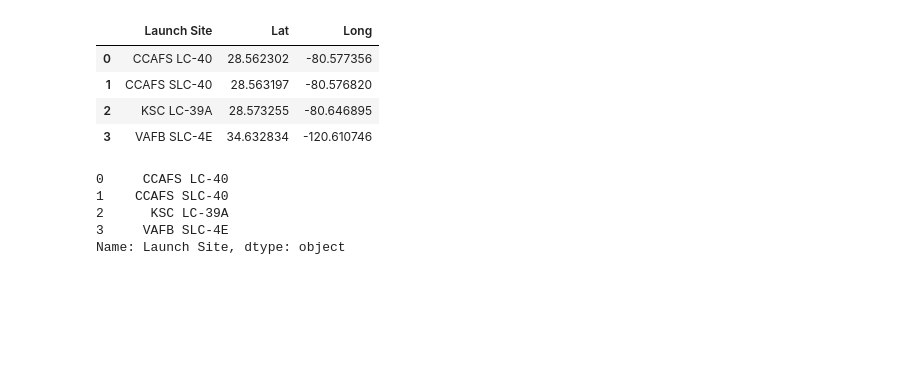
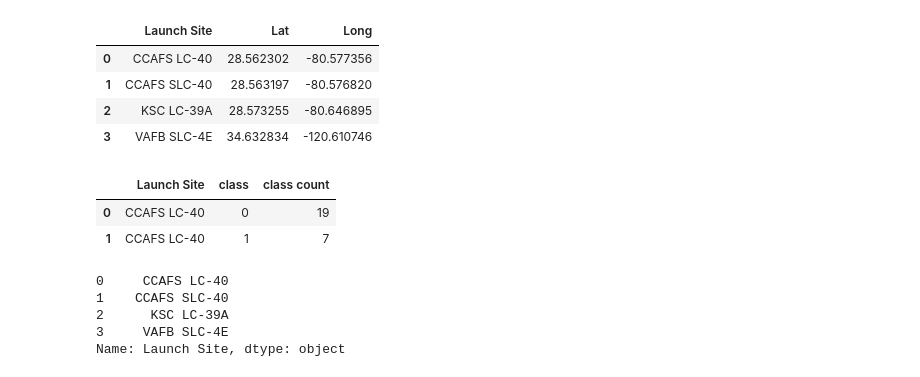
Before and after one commit to smbauer/ibm_ds_capstone, a Jupyter notebook: Interactive Visual Analytics with Folium.ipynb, the cells around one changed output. Drawn from its saved outputs; the diff is of its cells as text; code cells hidden in the pictures; blank space fills up the shorter version.

```diff
--- a/Interactive Visual Analytics with Folium.ipynb
+++ b/Interactive Visual Analytics with Folium.ipynb
@@ -91,6 +91,14 @@ launch_sites_df
 | 1 | CCAFS SLC-40 | 28.563197 | -80.576820 |
 | 2 | KSC LC-39A | 28.573255 | -80.646895 |
 | 3 | VAFB SLC-4E | 34.632834 | -120.610746 |
+# %%
+df = spacex_df[spacex_df['Launch Site']== 'CCAFS LC-40']
+df = df.groupby(['Launch Site', 'class']).size().reset_index(name='class count')
+df
+# %% [output]
+|  | Launch Site | class | class count |
+| 0 | CCAFS LC-40 | 0 | 19 |
+| 1 | CCAFS LC-40 | 1 | 7 |
 # %%
 launch_sites_df['Launch Site']
 # %% [output]
```
Also changed, not shown: parts of 3 cells of this notebook.
